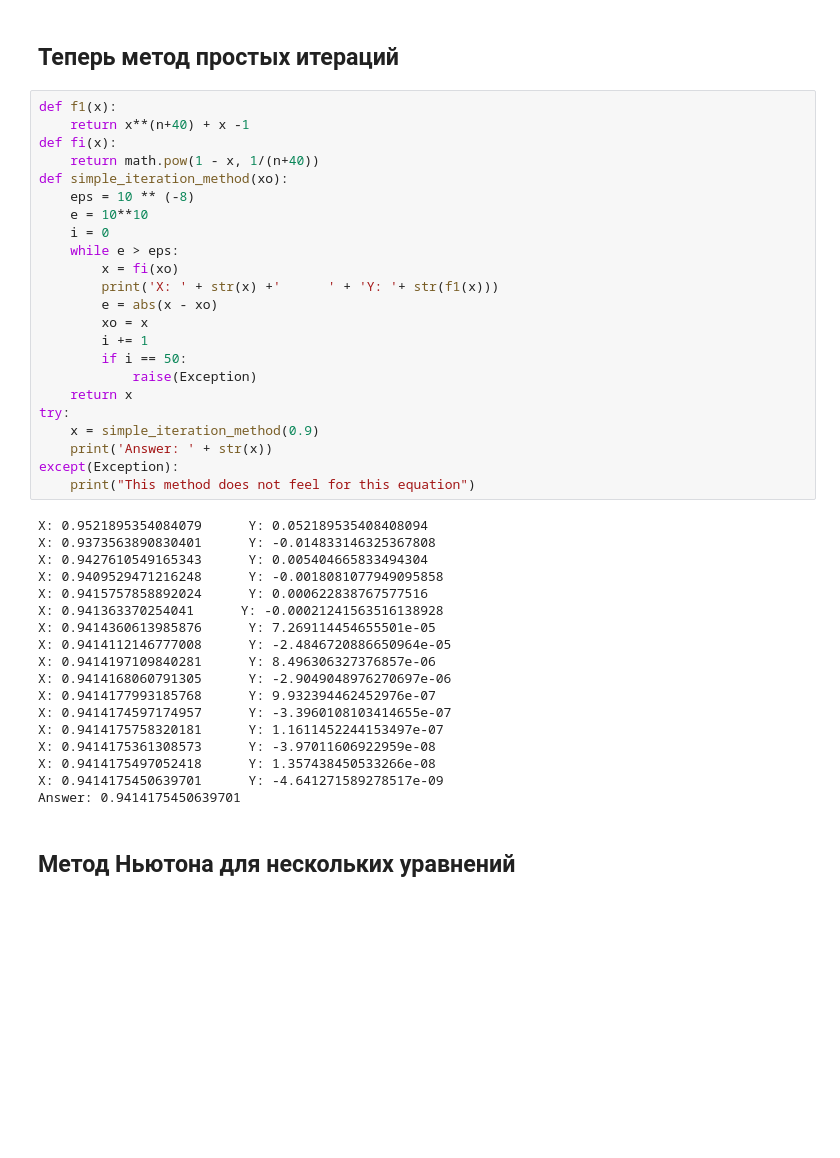
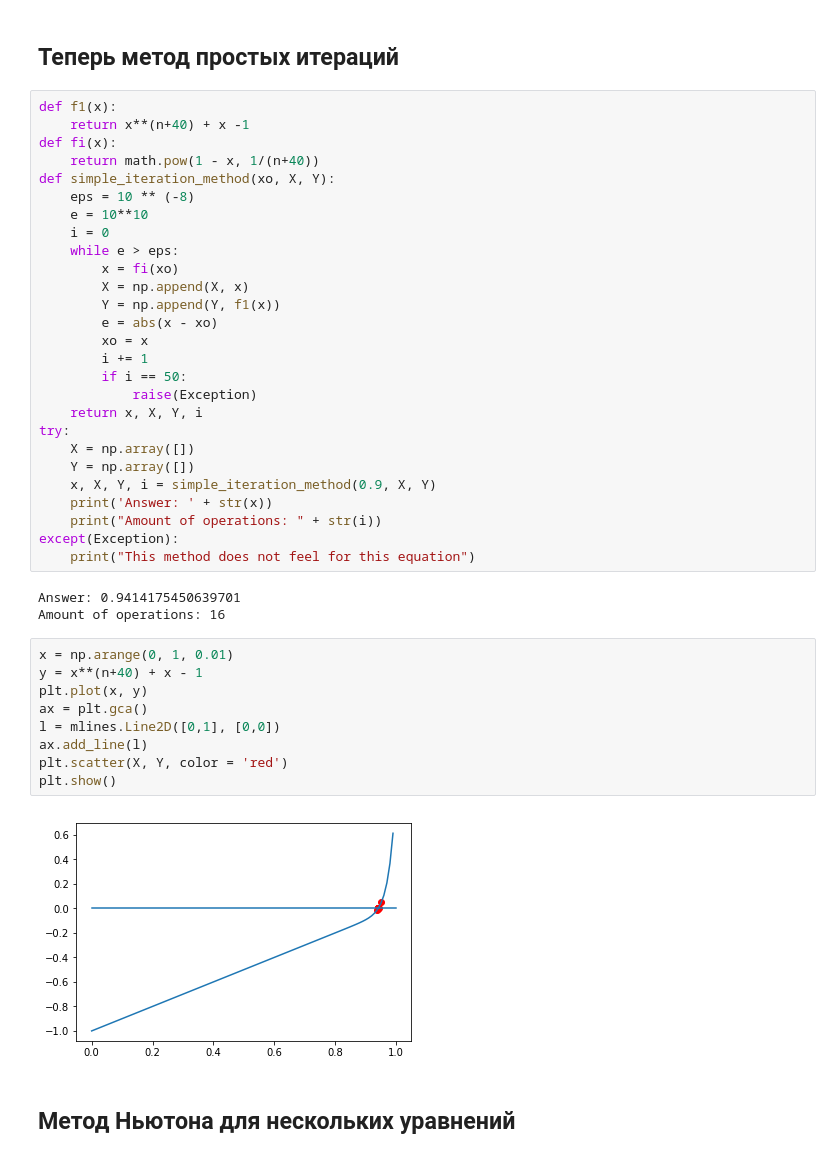
Before and after one commit to YarrDOpanas/uData, a Jupyter notebook: Math Pro/Nonlinear_equations.ipynb, the cells around one changed output. Drawn from its saved outputs; the diff is of its cells as text; blank space fills up the shorter version.

```diff
--- a/Math Pro/Nonlinear_equations.ipynb
+++ b/Math Pro/Nonlinear_equations.ipynb
@@ -70,42 +66,42 @@ def f1(x):
     return x**(n+40) + x -1
 def fi(x):
     return math.pow(1 - x, 1/(n+40))
-def simple_iteration_method(xo):
+def simple_iteration_method(xo, X, Y):
     eps = 10 ** (-8)
     e = 10**10
     i = 0
     while e > eps:
         x = fi(xo)
-        print('X: ' + str(x) +'      ' + 'Y: '+ str(f1(x)))
+        X = np.append(X, x)
+        Y = np.append(Y, f1(x))
         e = abs(x - xo)
         xo = x
         i += 1
         if i == 50:
             raise(Exception)
-    return x
+    return x, X, Y, i
 try:
-    x = simple_iteration_method(0.9)
+    X = np.array([])
+    Y = np.array([])
+    x, X, Y, i = simple_iteration_method(0.9, X, Y)
     print('Answer: ' + str(x))
+    print("Amount of operations: " + str(i))
 except(Exception):
     print("This method does not feel for this equation")
 # %% [output]
-X: 0.9521895354084079      Y: 0.052189535408408094
-X: 0.9373563890830401      Y: -0.014833146325367808
-X: 0.9427610549165343      Y: 0.005404665833494304
-X: 0.9409529471216248      Y: -0.0018081077949095858
-X: 0.9415757858892024      Y: 0.000622838767577516
-X: 0.941363370254041      Y: -0.00021241563516138928
-X: 0.9414360613985876      Y: 7.269114454655501e-05
-X: 0.9414112146777008      Y: -2.4846720886650964e-05
-X: 0.9414197109840281      Y: 8.496306327376857e-06
-X: 0.9414168060791305      Y: -2.9049048976270697e-06
-X: 0.9414177993185768      Y: 9.932394462452976e-07
-X: 0.9414174597174957      Y: -3.3960108103414655e-07
-X: 0.9414175758320181      Y: 1.1611452244153497e-07
-X: 0.9414175361308573      Y: -3.97011606922959e-08
-X: 0.9414175497052418      Y: 1.357438450533266e-08
-X: 0.9414175450639701      Y: -4.641271589278517e-09
 Answer: 0.9414175450639701
+Amount of operations: 16
+# %%
+x = np.arange(0, 1, 0.01)
+y = x**(n+40) + x - 1
+plt.plot(x, y)
+ax = plt.gca()
+l = mlines.Line2D([0,1], [0,0])
+ax.add_line(l)
+plt.scatter(X, Y, color = 'red')
+plt.show()
+# %% [output]
+[figure, added]
 # %% [markdown]
 ## Метод Ньютона для нескольких уравнений
 # %%
```
Also changed, not shown: parts of 5 cells of this notebook, 1 other file.
